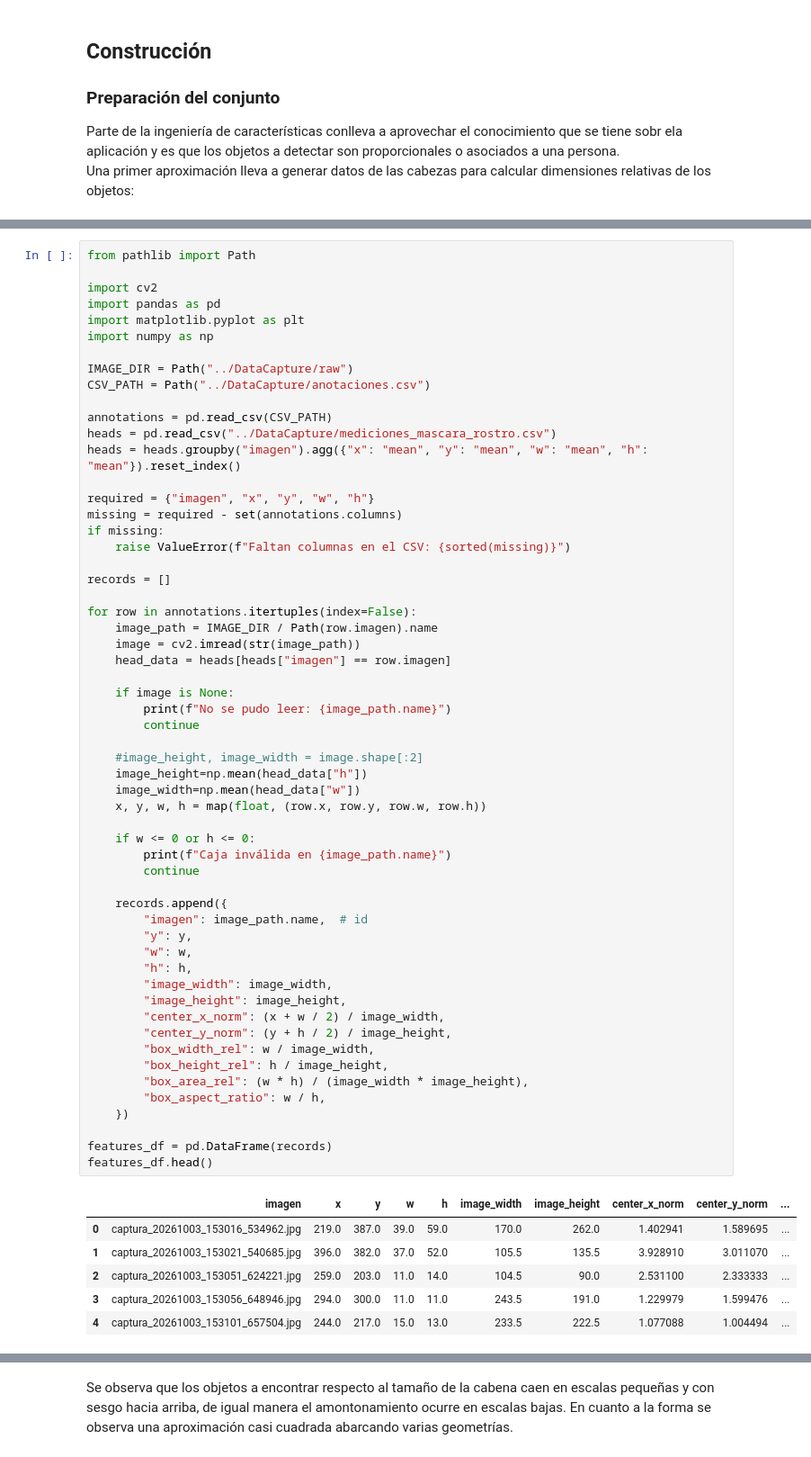
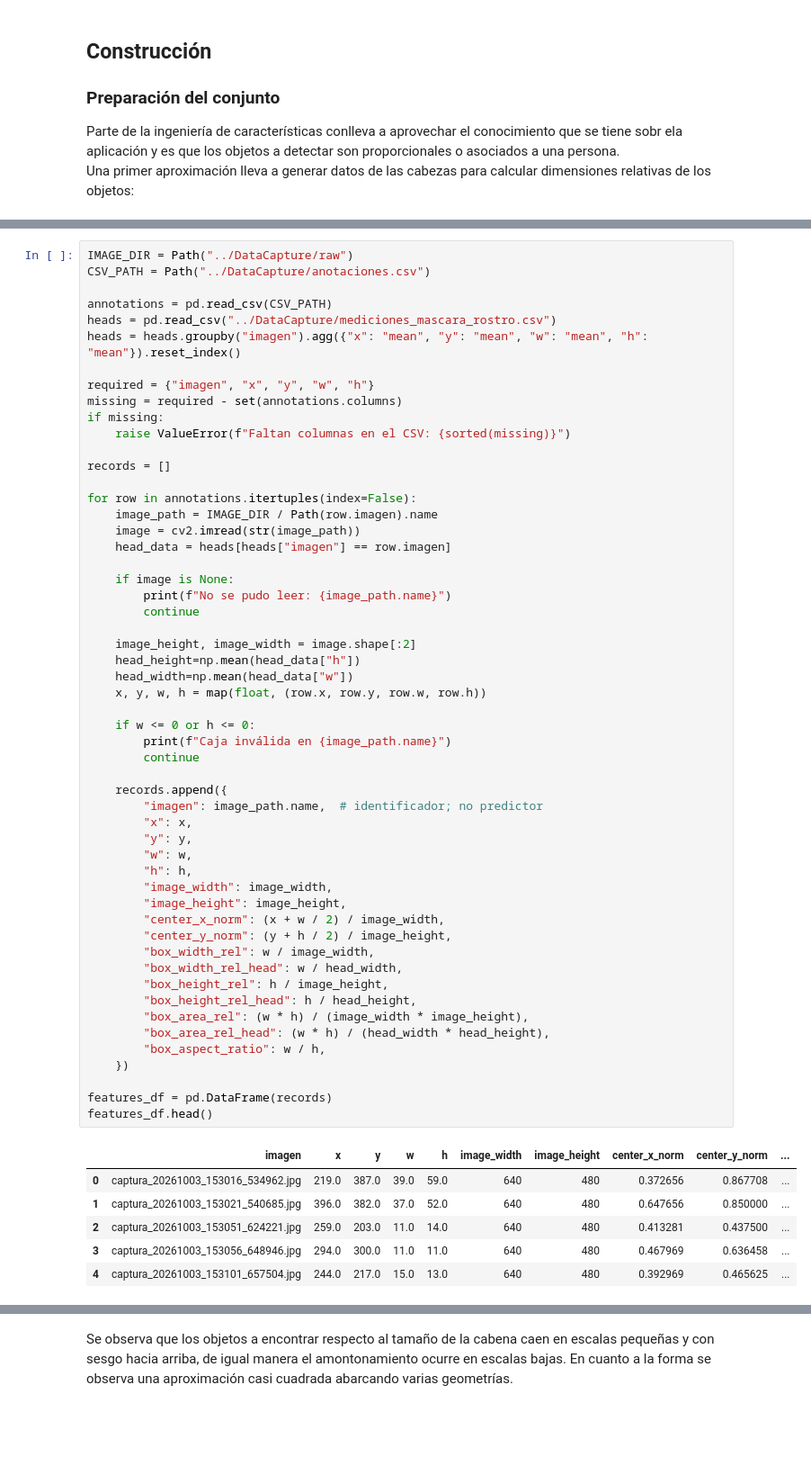
Before and after one commit to MarceloIsmael21/TC5031.10_ProyectoIntegrador, a Jupyter notebook: Notebooks/02_FE.ipynb, the cells around one changed output, grey strips where cells are left out. Shown at 90% size. Saved outputs shown, nothing was run; the diff lists cells and outputs as text; blank space fills up the shorter version.

```diff
--- a/Notebooks/02_FE.ipynb
+++ b/Notebooks/02_FE.ipynb
@@ -96,11 +100,4 @@ head_df.to_csv("../DataCapture/mediciones_mascara_rostro.csv", index=False)
 # %%
-from pathlib import Path
-
-import cv2
-import pandas as pd
-import matplotlib.pyplot as plt
-import numpy as np
-
 IMAGE_DIR = Path("../DataCapture/raw")
 CSV_PATH = Path("../DataCapture/anotaciones.csv")
 
@@ -121,40 +118,44 @@ for row in annotations.itertuples(index=False):
     head_data = heads[heads["imagen"] == row.imagen]
 
     if image is None:
         print(f"No se pudo leer: {image_path.name}")
         continue
 
-    #image_height, image_width = image.shape[:2]
-    image_height=np.mean(head_data["h"])
-    image_width=np.mean(head_data["w"])
+    image_height, image_width = image.shape[:2]
+    head_height=np.mean(head_data["h"])
+    head_width=np.mean(head_data["w"])
     x, y, w, h = map(float, (row.x, row.y, row.w, row.h))
 
     if w <= 0 or h <= 0:
         print(f"Caja inválida en {image_path.name}")
         continue
 
     records.append({
-        "imagen": image_path.name,  # id
+        "imagen": image_path.name,  # identificador; no predictor
+        "x": x,
         "y": y,
         "w": w,
         "h": h,
         "image_width": image_width,
         "image_height": image_height,
         "center_x_norm": (x + w / 2) / image_width,
         "center_y_norm": (y + h / 2) / image_height,
         "box_width_rel": w / image_width,
+        "box_width_rel_head": w / head_width,
         "box_height_rel": h / image_height,
+        "box_height_rel_head": h / head_height,
         "box_area_rel": (w * h) / (image_width * image_height),
+        "box_area_rel_head": (w * h) / (head_width * head_height),
         "box_aspect_ratio": w / h,
     })
 
 features_df = pd.DataFrame(records)
 features_df.head()
 # %% [output]
 |  | imagen | x | y | w | h | image_width | image_height | center_x_norm | center_y_norm | ... |
-| 0 | captura_20261003_153016_534962.jpg | 219.0 | 387.0 | 39.0 | 59.0 | 170.0 | 262.0 | 1.402941 | 1.589695 | ... |
-| 1 | captura_20261003_153021_540685.jpg | 396.0 | 382.0 | 37.0 | 52.0 | 105.5 | 135.5 | 3.928910 | 3.011070 | ... |
-| 2 | captura_20261003_153051_624221.jpg | 259.0 | 203.0 | 11.0 | 14.0 | 104.5 | 90.0 | 2.531100 | 2.333333 | ... |
-| 3 | captura_20261003_153056_648946.jpg | 294.0 | 300.0 | 11.0 | 11.0 | 243.5 | 191.0 | 1.229979 | 1.599476 | ... |
-| 4 | captura_20261003_153101_657504.jpg | 244.0 | 217.0 | 15.0 | 13.0 | 233.5 | 222.5 | 1.077088 | 1.004494 | ... |
+| 0 | captura_20261003_153016_534962.jpg | 219.0 | 387.0 | 39.0 | 59.0 | 640 | 480 | 0.372656 | 0.867708 | ... |
+| 1 | captura_20261003_153021_540685.jpg | 396.0 | 382.0 | 37.0 | 52.0 | 640 | 480 | 0.647656 | 0.850000 | ... |
+| 2 | captura_20261003_153051_624221.jpg | 259.0 | 203.0 | 11.0 | 14.0 | 640 | 480 | 0.413281 | 0.437500 | ... |
+| 3 | captura_20261003_153056_648946.jpg | 294.0 | 300.0 | 11.0 | 11.0 | 640 | 480 | 0.467969 | 0.636458 | ... |
+| 4 | captura_20261003_153101_657504.jpg | 244.0 | 217.0 | 15.0 | 13.0 | 640 | 480 | 0.392969 | 0.465625 | ... |
 # %%
```
Also changed, not shown: parts of 24 cells of this notebook, 1 other file.
